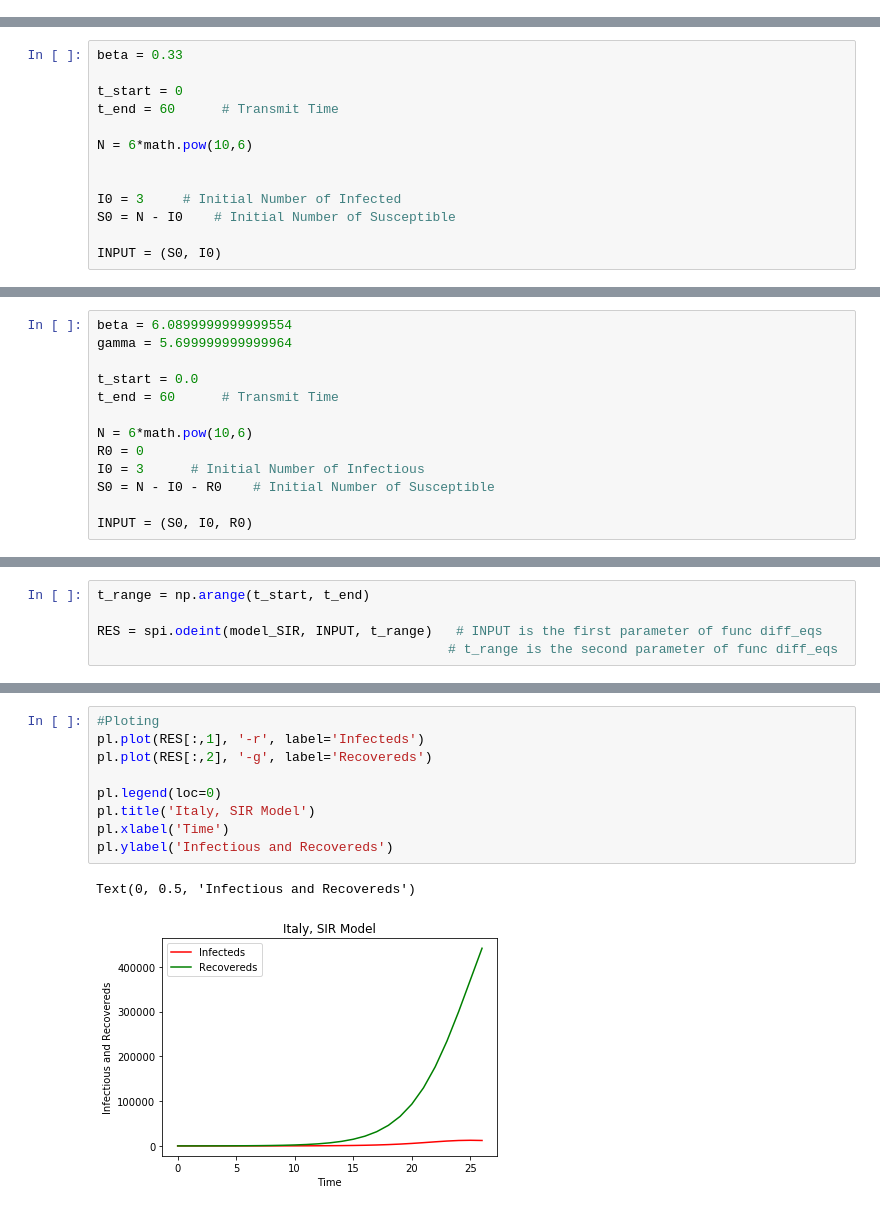
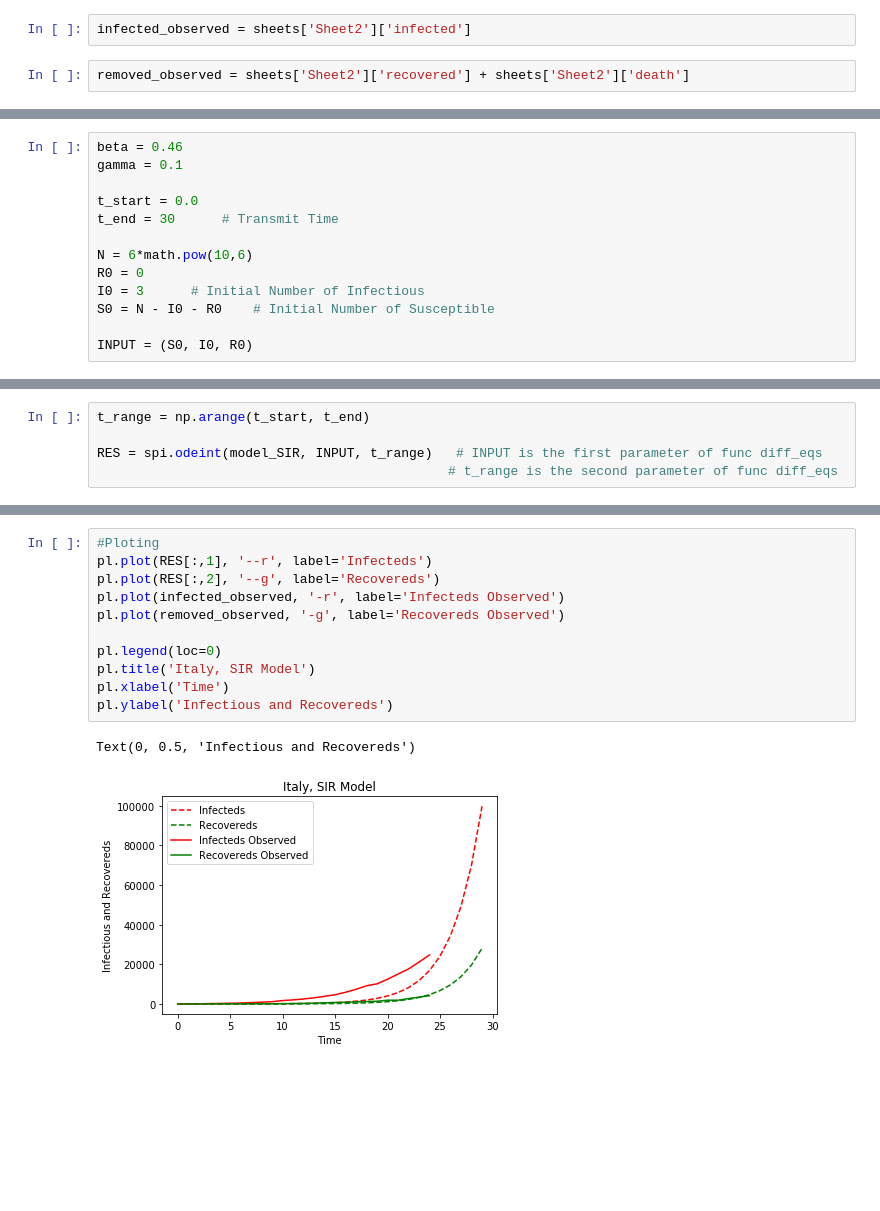
Before and after one commit to Tritiums/Research, a Jupyter notebook: SEIR/ItalySEIR.ipynb, the cells around one changed output, grey strips where cells are left out. Cells and saved outputs as stored; diff of their text form; blank space fills up the shorter version.

```diff
--- a/SEIR/ItalySEIR.ipynb
+++ b/SEIR/ItalySEIR.ipynb
@@ -11,0 +56,4 @@ def siModel(t):
+# %%
+infected_observed = sheets['Sheet2']['infected']
+# %%
+removed_observed = sheets['Sheet2']['recovered'] + sheets['Sheet2']['death']
@@ -12,13 +154,13 @@ def siModel(t):
 # %%
-beta = 0.33
+beta = 0.46
+gamma = 0.1
 
-t_start = 0
-t_end = 60      # Transmit Time
+t_start = 0.0
+t_end = 30      # Transmit Time
 
 N = 6*math.pow(10,6)
+R0 = 0
+I0 = 3      # Initial Number of Infectious
+S0 = N - I0 - R0    # Initial Number of Susceptible
 
-
-I0 = 3     # Initial Number of Infected
-S0 = N - I0    # Initial Number of Susceptible
-
-INPUT = (S0, I0)
+INPUT = (S0, I0, R0)
@@ -76,16 +167,3 @@ Text(0, 0.5, 'Susceptibles and Infecteds')
-# %%
-beta = 6.0899999999999554
-gamma = 5.699999999999964
-
-t_start = 0.0
-t_end = 60      # Transmit Time
-
-N = 6*math.pow(10,6)
-R0 = 0
-I0 = 3      # Initial Number of Infectious
-S0 = N - I0 - R0    # Initial Number of Susceptible
-
-INPUT = (S0, I0, R0)
 # %%
 def model_SIR(INP,t):
     Y = np.zeros((3))
@@ -122,12 +200,14 @@ array([[5.99999700e+06, 3.00000000e+00, 0.00000000e+00],
 # %%
 #Ploting
-pl.plot(RES[:,1], '-r', label='Infecteds')
-pl.plot(RES[:,2], '-g', label='Recovereds')
+pl.plot(RES[:,1], '--r', label='Infecteds')
+pl.plot(RES[:,2], '--g', label='Recovereds')
+pl.plot(infected_observed, '-r', label='Infecteds Observed')
+pl.plot(removed_observed, '-g', label='Recovereds Observed')
 
 pl.legend(loc=0)
 pl.title('Italy, SIR Model')
 pl.xlabel('Time')
 pl.ylabel('Infectious and Recovereds')
 # %% [output]
 Text(0, 0.5, 'Infectious and Recovereds')
-[figure, old version]
+[figure, new version]
```
Also changed, not shown: parts of 25 cells of this notebook, 1 other file.
